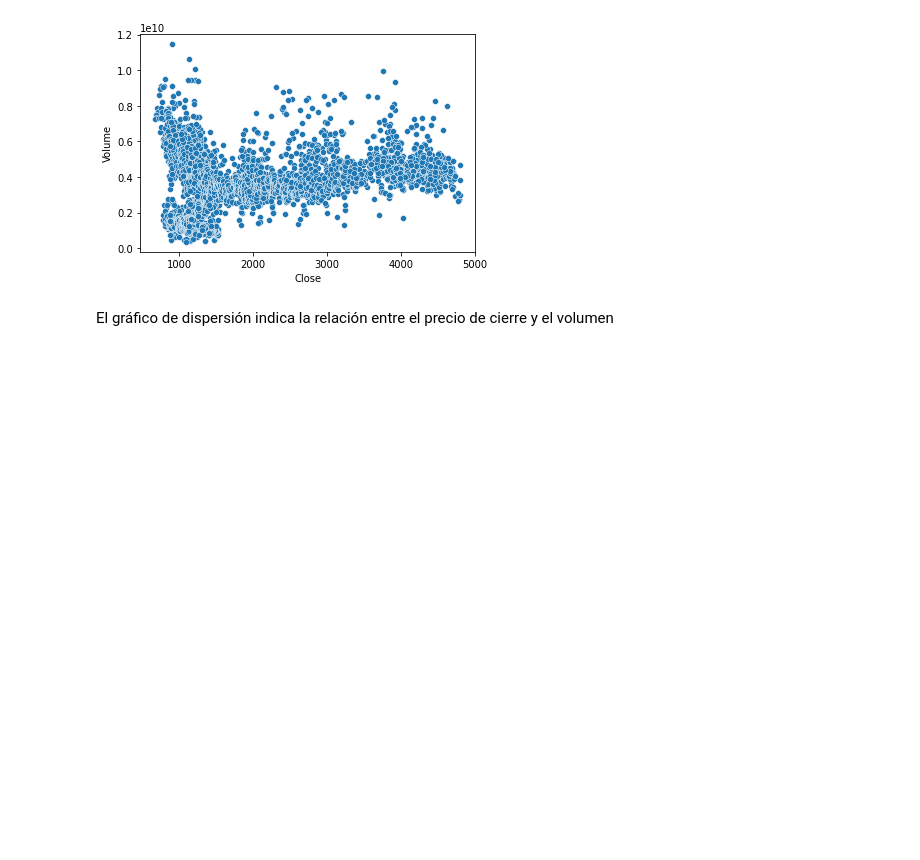
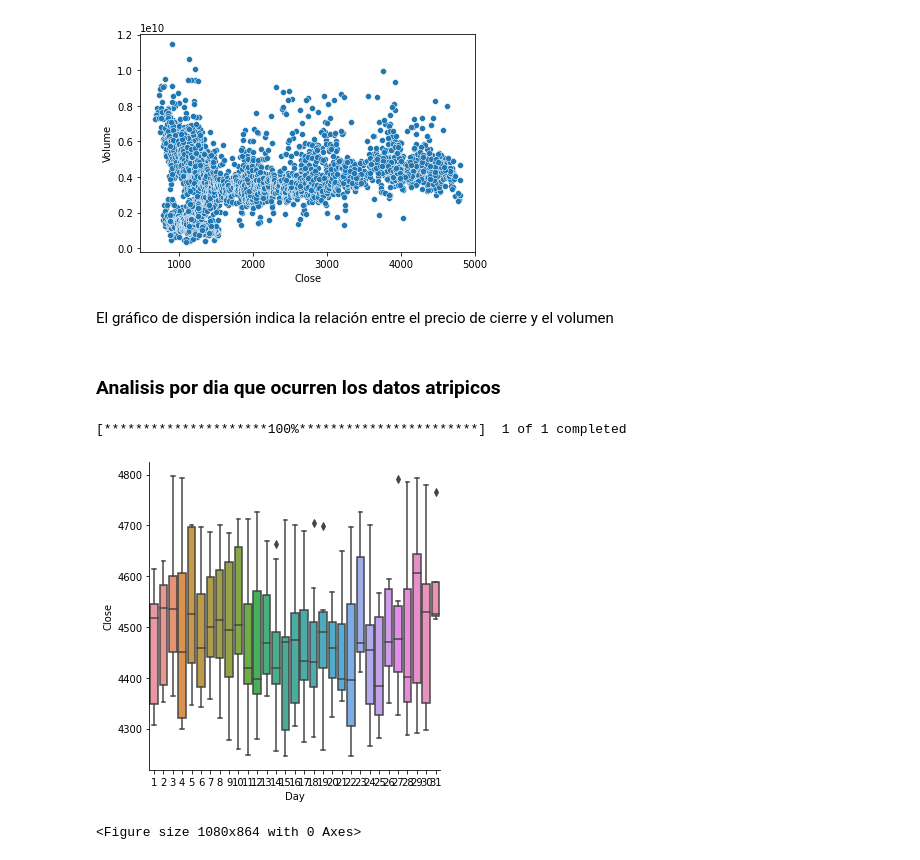
Before and after one commit to diegomaneyro/Analytics, a Jupyter notebook: EDA/Analytics_EDA.ipynb, the cells around one changed output. Saved outputs shown, nothing was run; the diff lists cells and outputs as text; code cells hidden in the pictures; blank space fills up the shorter version.

```diff
--- a/EDA/Analytics_EDA.ipynb
+++ b/EDA/Analytics_EDA.ipynb
@@ -97,3 +97,27 @@ plt.show()
 [figure]
 # %% [markdown]
 El gráfico de dispersión indica la relación entre el precio de cierre y el volumen
+# %% [markdown]
+### Analisis por dia que ocurren los datos atripicos
+# %%
+# Cargar datos de la lista índice S&P500 posterior al año 2000
+sp500 = yf.download("^GSPC", start="2000-01-01")
+
+# Extraer el día del mes de cada registro
+sp500["Day"] = sp500.index.day
+
+# Filtrar valores atípicos usando el rango intercuartil
+q1 = sp500["Close"].quantile(0.25)
+q3 = sp500["Close"].quantile(0.75)
+iqr = q3 - q1
+outliers = sp500[(sp500["Close"] < q1 - 1.5 * iqr) | (sp500["Close"] > q3 + 1.5 * iqr)]
+
+# Graficar diagrama de caja para cada día del mes con valores atípicos
+sns.catplot(x="Day", y="Close", data=outliers, kind="box")
+# Ajustar el tamaño del gráfico
+plt.figure(figsize=(15, 12))
+plt.show()
+# %% [output]
+[*********************100%***********************]  1 of 1 completed
+[figure, added]
+<Figure size 1080x864 with 0 Axes>
```
Also changed, not shown: parts of 4 cells of this notebook.
